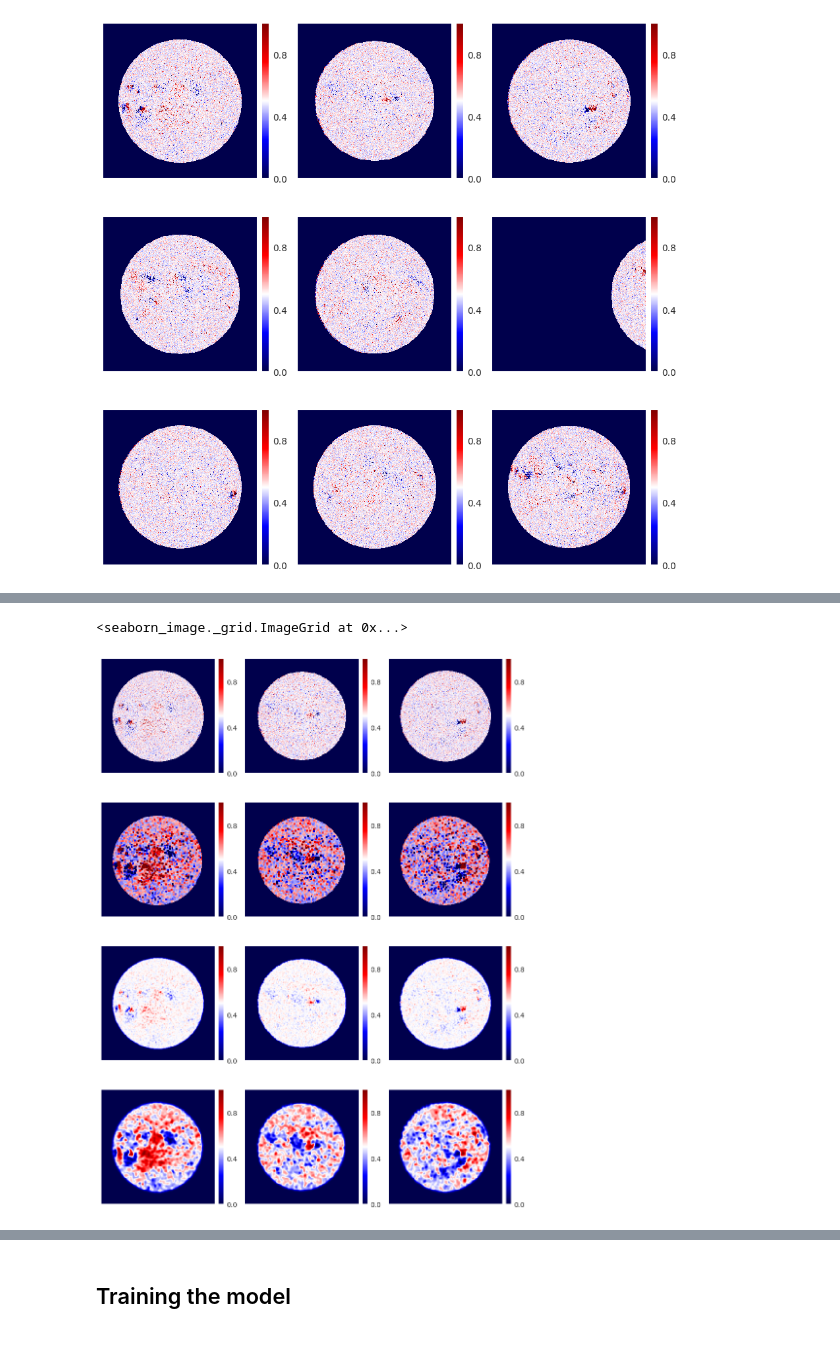
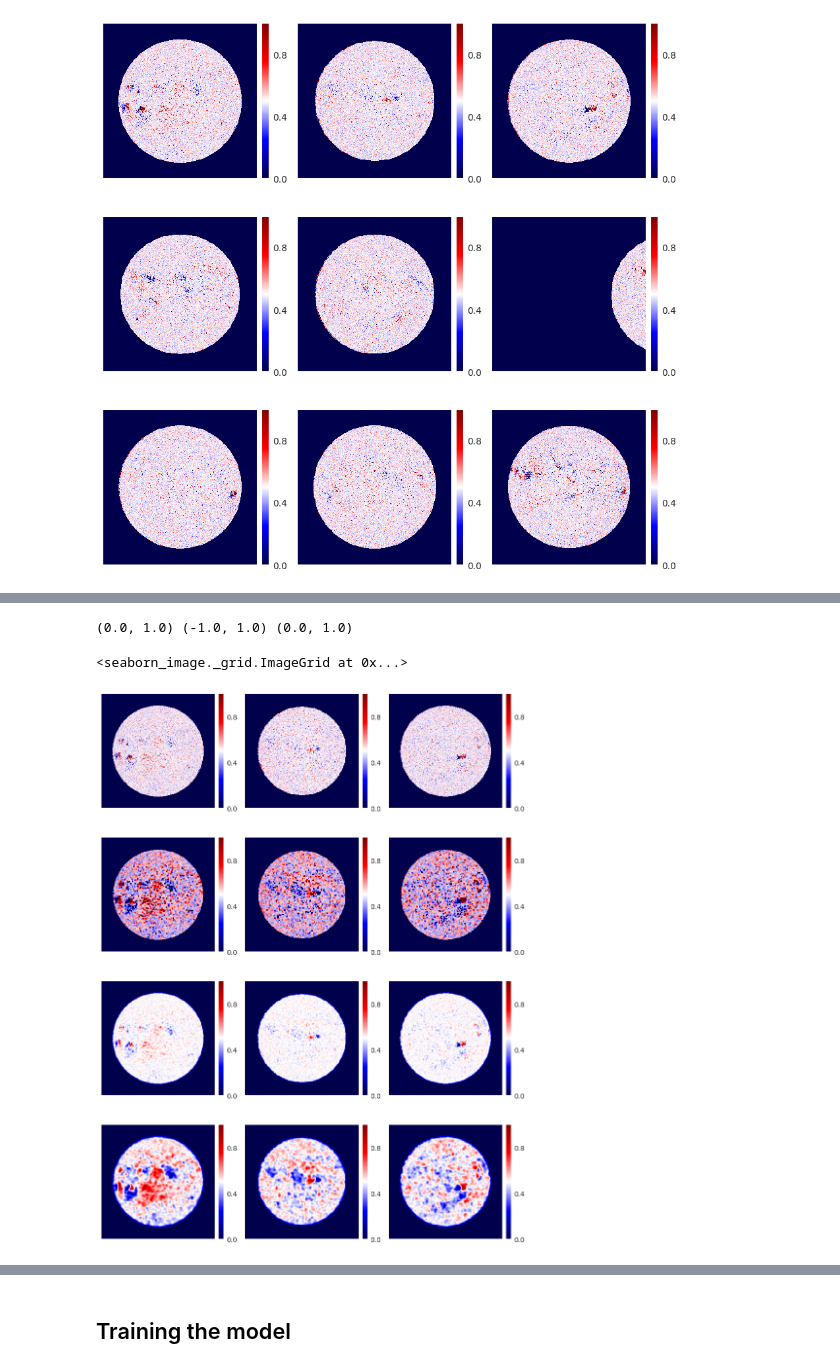
Before and after one commit to eugenioLR/TFM_sun_Autoencoders, a Jupyter notebook: autoencoder_HMI_m_2016.ipynb, the cells around one changed output, grey strips where cells are left out. Drawn from its saved outputs; the diff is of its cells as text; code cells hidden in the pictures.

```diff
--- a/autoencoder_HMI_m_2016.ipynb
+++ b/autoencoder_HMI_m_2016.ipynb
@@ -48,7 +40,7 @@ https://github.com/tensorflow/addons
 # %%
 noise_filter = True
 apply_absmax = True
-absmax_size = 4
+absmax_size = 3
 gauss_sigma = 2
 # %% [markdown]
 ## Reading and normalizing the images
@@ -75,20 +80,23 @@ isns.ImageGrid([i for i in HMI_m_2016_mnorm[:9]], cmap="seismic", vmin=0, vmax=1
 # %%
 # base_filter = lambda x: gaussian(abs_max_filter(x, absmax_size), sigma=gauss_sigma)
-repair_filter = lambda x: gaussian(utils.abs_max_filter(x - 0.5, absmax_size) + 0.5, gauss_sigma)
+repair_filter = lambda x: gaussian(utils.abs_max_filter(2*x - 1, absmax_size)/2 + 0.5, gauss_sigma)
 
 first_3_copy = np.copy(HMI_m_2016_mnorm[:3])
+
+print(utils.range_tuple(first_3_copy), utils.range_tuple(2*first_3_copy - 1), utils.range_tuple(((2*first_3_copy - 1) + 1)/2))
+
 isns.ImageGrid(
-    # ([i for i in first_3_copy]),
-    [i for i in HMI_m_2016_mnorm[:3]],
+    [i for i in first_3_copy],
     cmap="seismic",
-    map_func=[lambda x: x, lambda x, **params: utils.abs_max_filter(x - 0.5, **params) + 0.5, gaussian, repair_filter],
+    map_func=[lambda x: x, lambda x, **params: utils.abs_max_filter(2*x - 1, **params)/2 + 0.5, gaussian, repair_filter],
     map_func_kw=[{}, {"kernel_size": absmax_size}, {}, {}],
     col_wrap=3,
     vmin=0,
     vmax=1
 )
 # %% [output]
-<seaborn_image._grid.ImageGrid at 0x...>
+(0.0, 1.0) (-1.0, 1.0) (0.0, 1.0)
+<seaborn_image._grid.ImageGrid at 0x...>
-[figure, old version]
+[figure, new version]
 # %%
 if apply_absmax:
```
Also changed, not shown: parts of 8 cells of this notebook, 9 other files.
